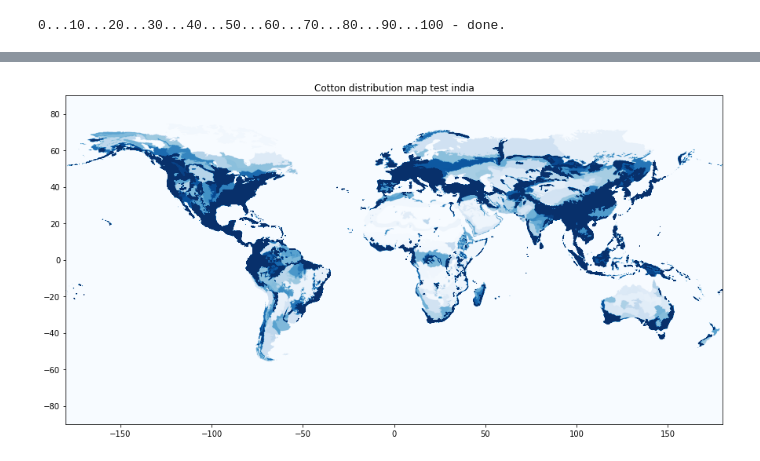
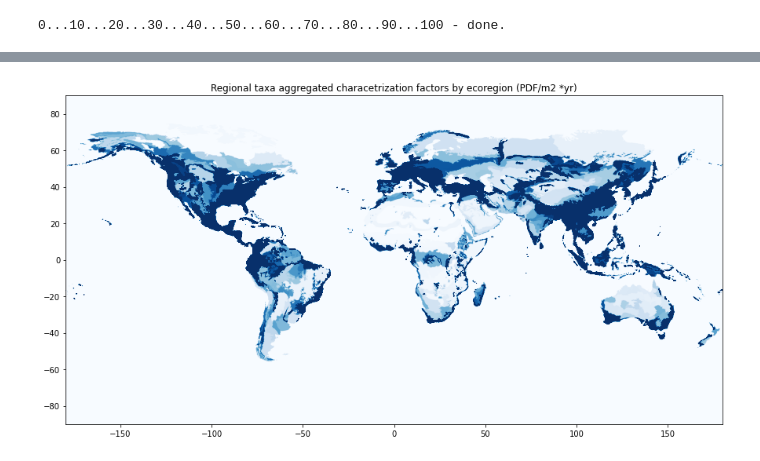
Before and after one commit to Vizzuality/landgriffon, a Jupyter notebook: data/notebooks/Lab/1_biodiversity_indicator.ipynb, the cells around one changed output, grey strips where cells are left out. Saved outputs shown, nothing was run; the diff lists cells and outputs as text; code cells hidden in the pictures.

```diff
--- a/data/notebooks/Lab/1_biodiversity_indicator.ipynb
+++ b/data/notebooks/Lab/1_biodiversity_indicator.ipynb
@@ -157,14 +179,14 @@ GEOGCRS["WGS 84",
     STATISTICS_VALID_PERCENT=19.98
 # %%
 #check calculated risk map
-with rio.open('../../datasets/processed/taxa_aggregated_characterization_factors_4326.tif') as src:
+with rio.open('../../datasets/processed/biodiversity_indicators/taxa_aggregated_characterization_factors_4326.tif') as src:
     dat = src.read(1)
     fig, ax = plt.subplots(figsize=[15,10])
     #ax.set_ylim((-5,40))
     #ax.set_xlim((60,100))
     rio.plot.show(dat, vmin=2.8999999152285e-14, vmax=2.9376220100729e-12, cmap='Blues', ax=ax, transform=src.transform)
     #test_gdf.plot(ax=ax, alpha=0.5, color='Orange', edgecolor='yellow')
-    ax.set_title('Cotton distribution map test india')
+    ax.set_title('Regional taxa aggregated characetrization factors by ecoregion (PDF/m2 *yr)')
 # %% [output]
-[figure, old version]
+[figure, new version]
 # %% [markdown]
```
Also changed, not shown: parts of 79 cells of this notebook, 3 other files.
